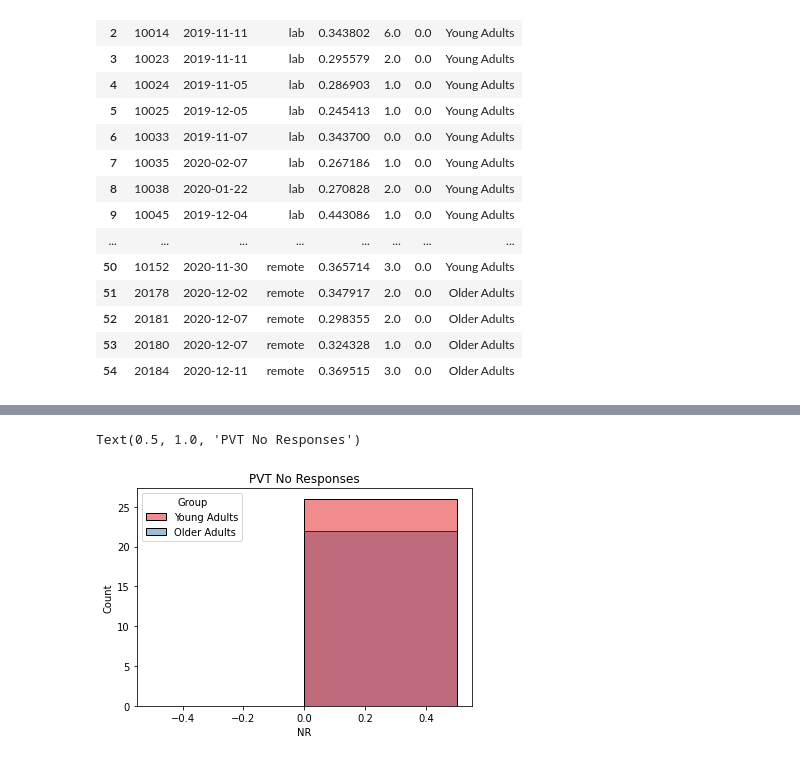
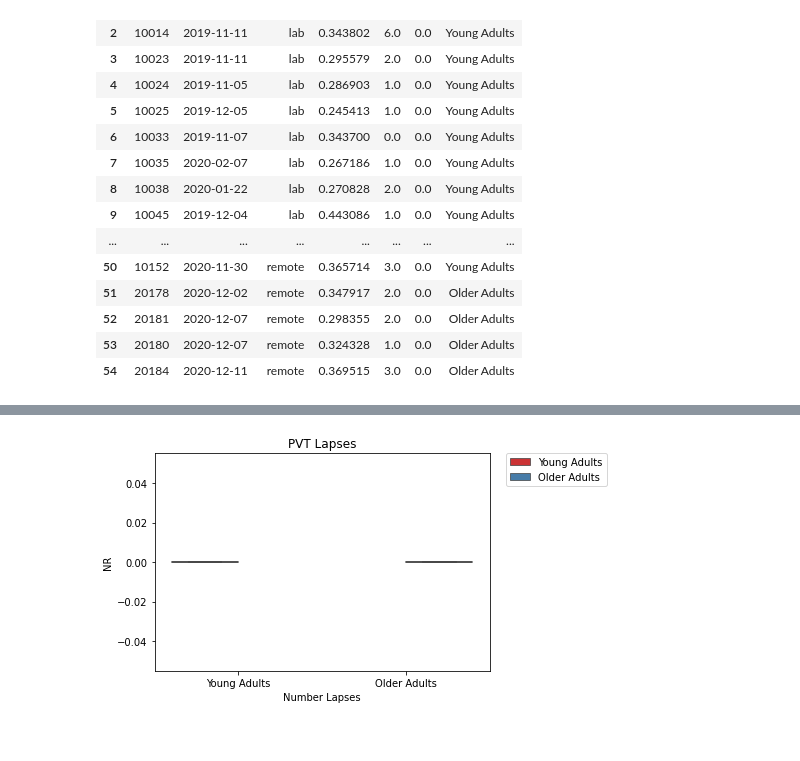
Before and after one commit to UTCogNeuroLab/wearables, a Jupyter notebook: notebooks/PVT.ipynb, the cells around one changed output, grey strips where cells are left out. Drawn from its saved outputs; the diff is of its cells as text; code cells hidden in the pictures.

```diff
--- a/notebooks/PVT.ipynb
+++ b/notebooks/PVT.ipynb
@@ -191,6 +215,8 @@ plt.savefig(results_dir + 'false_starts.png', dpi=300)
-# %%
-sns.histplot(data = pvt_results[pvt_results['RT'] < 5], x = 'NR', hue = 'Group', palette = 'Set1', bins=2)
-plt.title('PVT No Responses')
-# %% [output]
-Text(0.5, 1.0, 'PVT No Responses')
-[figure, removed]
+# %%
+sns.boxplot(data=pvt_results[(pvt_results['RT'] < 5)], y = 'NR', x = 'Group', palette = 'Set1', hue='Group')
+plt.legend(bbox_to_anchor=(1.05, 1), loc='upper left', borderaxespad=0)
+plt.xlabel('Number Lapses')
+plt.title('PVT Lapses')
+plt.savefig(results_dir + 'pvt_nrs.png', dpi=300)
+# %% [output]
+[figure, added]
```
Also changed, not shown: parts of 4 cells of this notebook.
